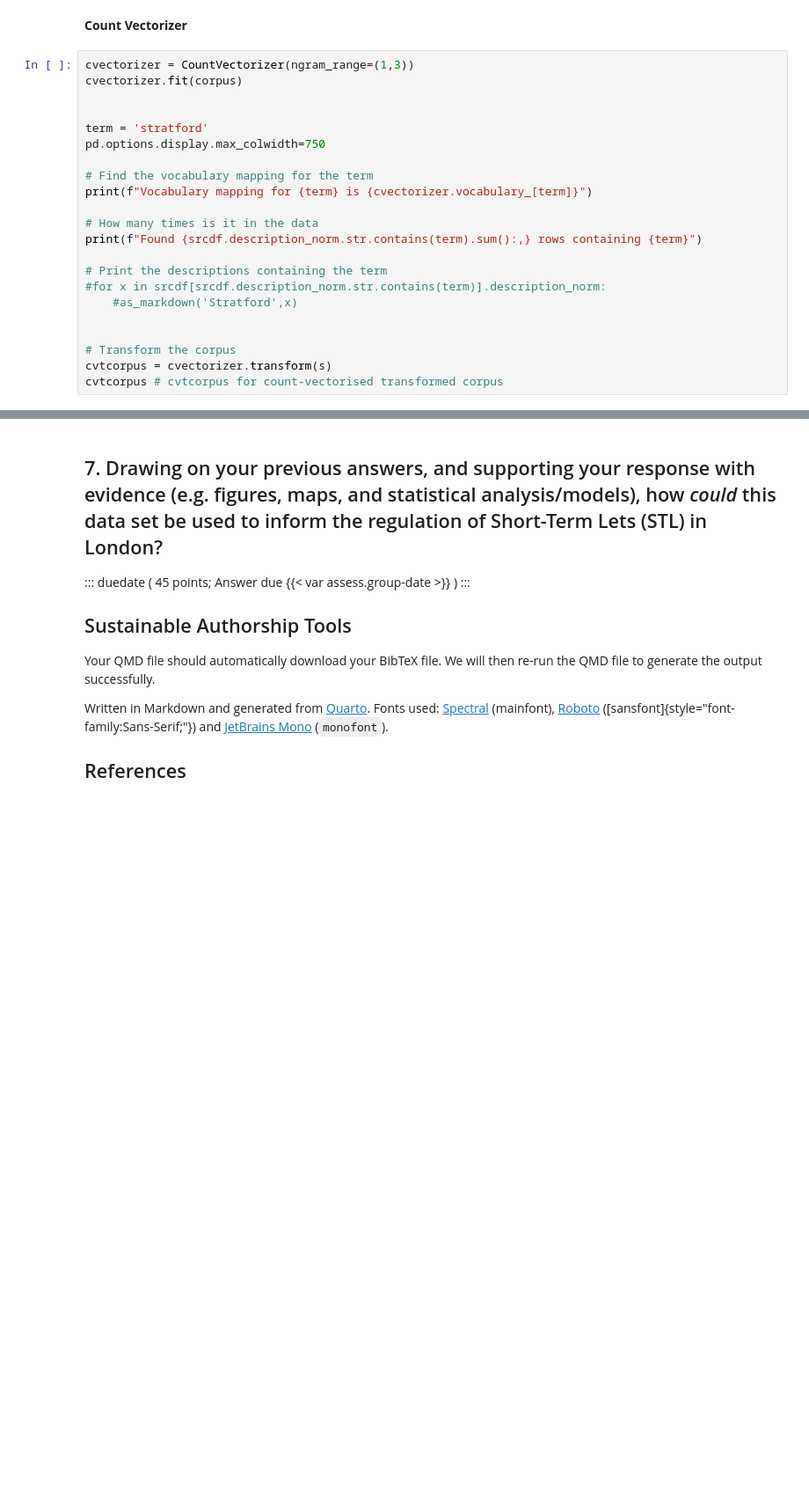
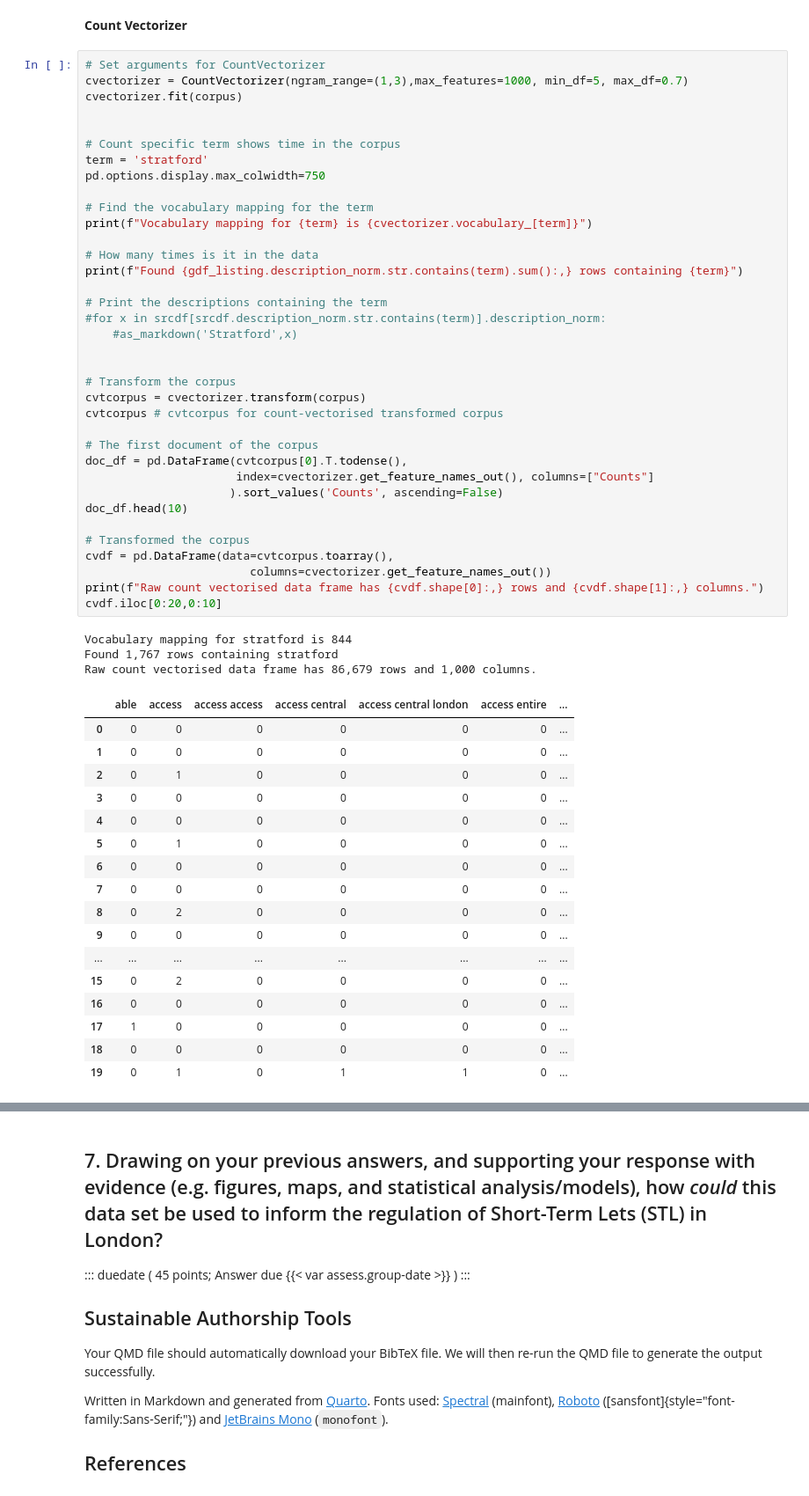
Before and after one commit to BohaoSuCC/Airbnb_Listing_Recommendation_Algorithm, a Jupyter notebook: Group_Work_DeskB.ipynb, the cells around one changed output, grey strips where cells are left out. Shown at 88% size. Saved outputs shown, nothing was run; the diff lists cells and outputs as text; blank space fills up the shorter version.

```diff
--- a/Group_Work_DeskB.ipynb
+++ b/Group_Work_DeskB.ipynb
@@ -401,24 +420,59 @@ for dfs in fcounts.values():
 # %% [markdown]
 **Count Vectorizer**
 # %%
-cvectorizer = CountVectorizer(ngram_range=(1,3))
+# Set arguments for CountVectorizer
+cvectorizer = CountVectorizer(ngram_range=(1,3),max_features=1000, min_df=5, max_df=0.7)
 cvectorizer.fit(corpus)
 
 
+# Count specific term shows time in the corpus
 term = 'stratford'
 pd.options.display.max_colwidth=750
 
 # Find the vocabulary mapping for the term
 print(f"Vocabulary mapping for {term} is {cvectorizer.vocabulary_[term]}")
 
 # How many times is it in the data
-print(f"Found {srcdf.description_norm.str.contains(term).sum():,} rows containing {term}")
+print(f"Found {gdf_listing.description_norm.str.contains(term).sum():,} rows containing {term}")
 
 # Print the descriptions containing the term
 #for x in srcdf[srcdf.description_norm.str.contains(term)].description_norm:
     #as_markdown('Stratford',x)
 
 
 # Transform the corpus
-cvtcorpus = cvectorizer.transform(s)
+cvtcorpus = cvectorizer.transform(corpus)
 cvtcorpus # cvtcorpus for count-vectorised transformed corpus
+
+# The first document of the corpus
+doc_df = pd.DataFrame(cvtcorpus[0].T.todense(),
+                      index=cvectorizer.get_feature_names_out(), columns=["Counts"]
+                     ).sort_values('Counts', ascending=False)
+doc_df.head(10)
+
+# Transformed the corpus
+cvdf = pd.DataFrame(data=cvtcorpus.toarray(),
+                        columns=cvectorizer.get_feature_names_out())
+print(f"Raw count vectorised data frame has {cvdf.shape[0]:,} rows and {cvdf.shape[1]:,} columns.")
+cvdf.iloc[0:20,0:10]
+# %% [output]
+Vocabulary mapping for stratford is 844
+Found 1,767 rows containing stratford
+Raw count vectorised data frame has 86,679 rows and 1,000 columns.
+|  | able | access | access access | access central | access central london | access entire | ... |
+| 0 | 0 | 0 | 0 | 0 | 0 | 0 | ... |
+| 1 | 0 | 0 | 0 | 0 | 0 | 0 | ... |
+| 2 | 0 | 1 | 0 | 0 | 0 | 0 | ... |
+| 3 | 0 | 0 | 0 | 0 | 0 | 0 | ... |
+| 4 | 0 | 0 | 0 | 0 | 0 | 0 | ... |
+| 5 | 0 | 1 | 0 | 0 | 0 | 0 | ... |
+| 6 | 0 | 0 | 0 | 0 | 0 | 0 | ... |
+| 7 | 0 | 0 | 0 | 0 | 0 | 0 | ... |
+| 8 | 0 | 2 | 0 | 0 | 0 | 0 | ... |
+| 9 | 0 | 0 | 0 | 0 | 0 | 0 | ... |
+| ... | ... | ... | ... | ... | ... | ... | ... |
+| 15 | 0 | 2 | 0 | 0 | 0 | 0 | ... |
+| 16 | 0 | 0 | 0 | 0 | 0 | 0 | ... |
+| 17 | 1 | 0 | 0 | 0 | 0 | 0 | ... |
+| 18 | 0 | 0 | 0 | 0 | 0 | 0 | ... |
+| 19 | 0 | 1 | 0 | 1 | 1 | 0 | ... |
```
Also changed, not shown: parts of 17 cells of this notebook.
